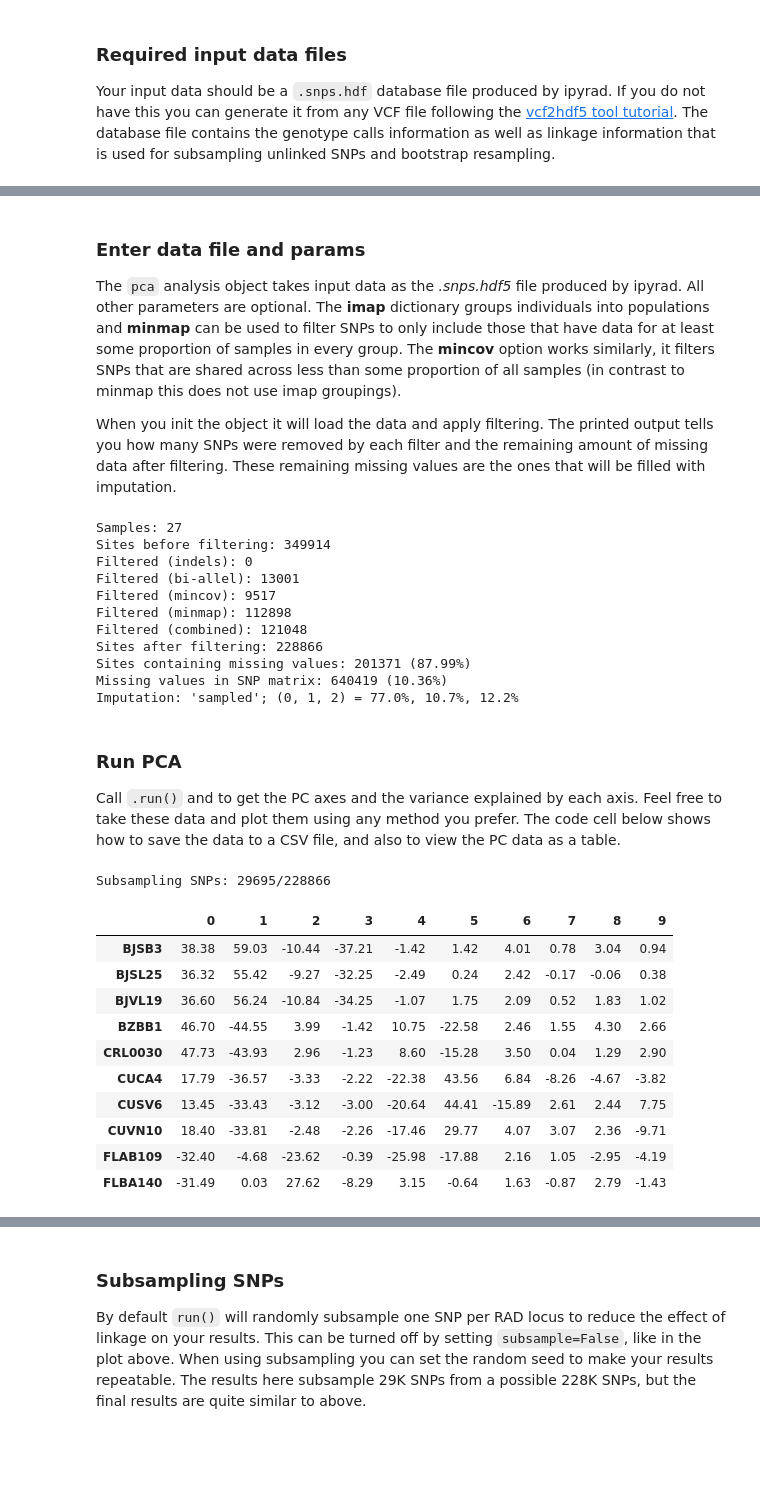
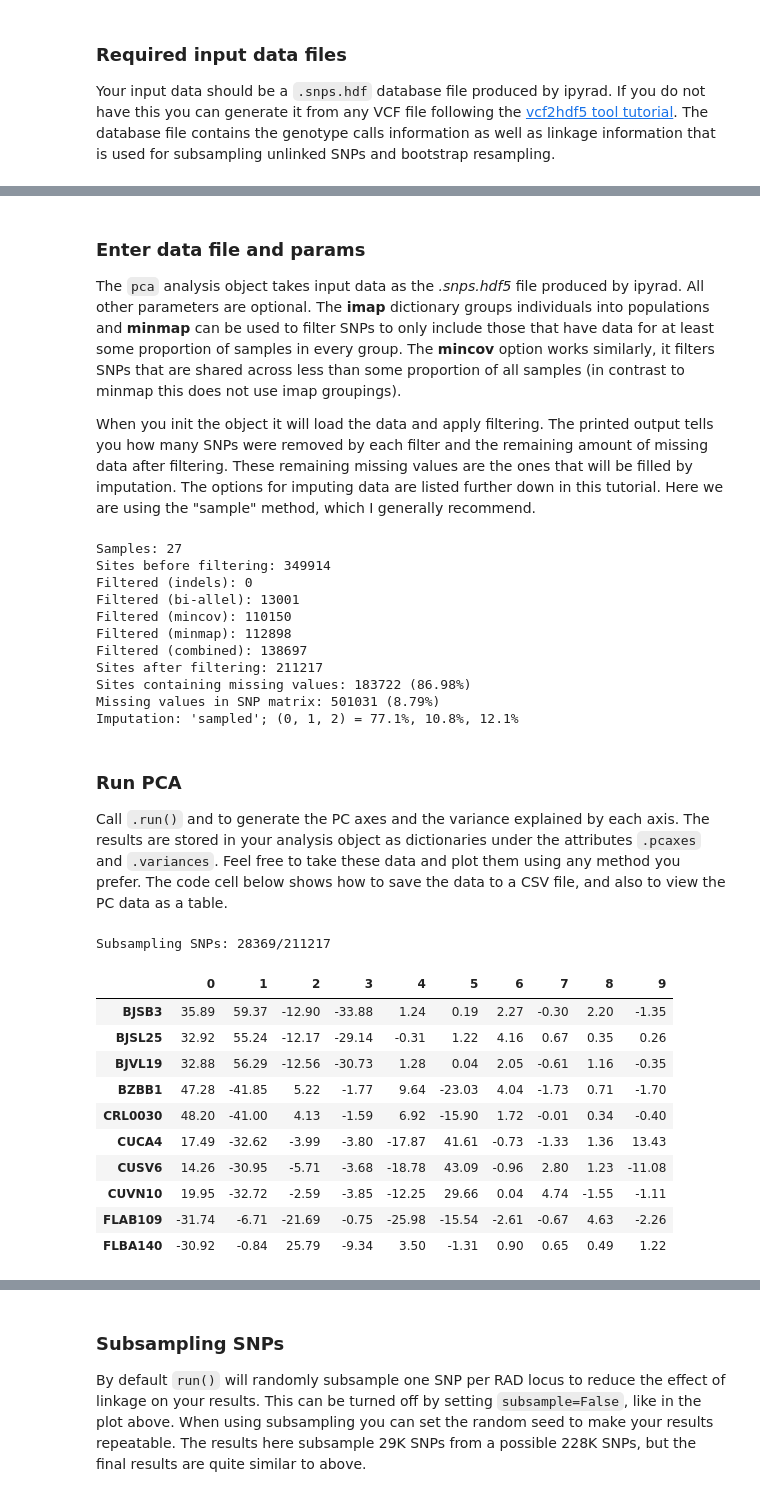
Before and after one commit to dereneaton/ipyrad, a Jupyter notebook: newdocs/API-analysis/cookbook-pca.ipynb, the cells around one changed output, grey strips where cells are left out. Saved outputs shown, nothing was run; the diff lists cells and outputs as text; code cells hidden in the pictures; blank space fills up the shorter version.

```diff
--- a/newdocs/API-analysis/cookbook-pca.ipynb
+++ b/newdocs/API-analysis/cookbook-pca.ipynb
@@ -41,14 +41,14 @@ minmap = {i: 0.5 for i in imap}
 ### Enter data file and params
 The `pca` analysis object takes input data as the *.snps.hdf5* file produced by ipyrad. All other parameters are optional. The **imap** dictionary groups individuals into populations and **minmap** can be used to filter SNPs to only include those that have data for at least some proportion of samples in every group. The **mincov** option works similarly, it filters SNPs that are shared across less than some proportion of all samples (in contrast to minmap this does not use imap groupings).
 
-When you init the object it will load the data and apply filtering. The printed output tells you how many SNPs were removed by each filter and the remaining amount of missing data after filtering. These remaining missing values are the ones that will be filled with imputation.
+When you init the object it will load the data and apply filtering. The printed output tells you how many SNPs were removed by each filter and the remaining amount of missing data after filtering. These remaining missing values are the ones that will be filled by imputation. The options for imputing data are listed further down in this tutorial. Here we are using the "sample" method, which I generally recommend.
 # %%
 # init pca object with input data and (optional) parameter options
 pca = ipa.pca(
     data=data,
     imap=imap,
     minmap=minmap,
-    mincov=0.25,
+    mincov=0.75,
     impute_method="sample",
 )
 # %% [output]
@@ -56,41 +56,41 @@ Samples: 27
 Sites before filtering: 349914
 Filtered (indels): 0
 Filtered (bi-allel): 13001
-Filtered (mincov): 9517
+Filtered (mincov): 110150
 Filtered (minmap): 112898
-Filtered (combined): 121048
-Sites after filtering: 228866
-Sites containing missing values: 201371 (87.99%)
-Missing values in SNP matrix: 640419 (10.36%)
-Imputation: 'sampled'; (0, 1, 2) = 77.0%, 10.7%, 12.2%
+Filtered (combined): 138697
+Sites after filtering: 211217
+Sites containing missing values: 183722 (86.98%)
+Missing values in SNP matrix: 501031 (8.79%)
+Imputation: 'sampled'; (0, 1, 2) = 77.1%, 10.8%, 12.1%
 # %% [markdown]
 ### Run PCA
-Call `.run()` and to get the PC axes and the variance explained by each axis. Feel free to take these data and plot them using any method you prefer. The code cell below shows how to save the data to a CSV file, and also to view the PC data as a table.
+Call `.run()` and to generate the PC axes and the variance explained by each axis. The results are stored in your analysis object as dictionaries under the attributes `.pcaxes` and `.variances`. Feel free to take these data and plot them using any method you prefer. The code cell below shows how to save the data to a CSV file, and also to view the PC data as a table.
 # %%
 # run the PCA analysis
-pcs, var = pca.run()
+pca.run()
 # %% [output]
-Subsampling SNPs: 29695/228866
+Subsampling SNPs: 28369/211217
 # %%
 # store the PC axes as a dataframe
-df = pd.DataFrame(pcs, index=pca.names)
+df = pd.DataFrame(pca.pcaxes[0], index=pca.names)
 
 # write the PC axes to a CSV file
 df.to_csv("pca_analysis.csv")
 
 # show the first ten samples and the first 10 PC axes
 df.iloc[:10, :10].round(2)
 # %% [output]
 |  | 0 | 1 | 2 | 3 | 4 | 5 | 6 | 7 | 8 | 9 |
-| BJSB3 | 38.38 | 59.03 | -10.44 | -37.21 | -1.42 | 1.42 | 4.01 | 0.78 | 3.04 | 0.94 |
-| BJSL25 | 36.32 | 55.42 | -9.27 | -32.25 | -2.49 | 0.24 | 2.42 | -0.17 | -0.06 | 0.38 |
-| BJVL19 | 36.60 | 56.24 | -10.84 | -34.25 | -1.07 | 1.75 | 2.09 | 0.52 | 1.83 | 1.02 |
-| BZBB1 | 46.70 | -44.55 | 3.99 | -1.42 | 10.75 | -22.58 | 2.46 | 1.55 | 4.30 | 2.66 |
-| CRL0030 | 47.73 | -43.93 | 2.96 | -1.23 | 8.60 | -15.28 | 3.50 | 0.04 | 1.29 | 2.90 |
-| CUCA4 | 17.79 | -36.57 | -3.33 | -2.22 | -22.38 | 43.56 | 6.84 | -8.26 | -4.67 | -3.82 |
-| CUSV6 | 13.45 | -33.43 | -3.12 | -3.00 | -20.64 | 44.41 | -15.89 | 2.61 | 2.44 | 7.75 |
-| CUVN10 | 18.40 | -33.81 | -2.48 | -2.26 | -17.46 | 29.77 | 4.07 | 3.07 | 2.36 | -9.71 |
-| FLAB109 | -32.40 | -4.68 | -23.62 | -0.39 | -25.98 | -17.88 | 2.16 | 1.05 | -2.95 | -4.19 |
-| FLBA140 | -31.49 | 0.03 | 27.62 | -8.29 | 3.15 | -0.64 | 1.63 | -0.87 | 2.79 | -1.43 |
+| BJSB3 | 35.89 | 59.37 | -12.90 | -33.88 | 1.24 | 0.19 | 2.27 | -0.30 | 2.20 | -1.35 |
+| BJSL25 | 32.92 | 55.24 | -12.17 | -29.14 | -0.31 | 1.22 | 4.16 | 0.67 | 0.35 | 0.26 |
+| BJVL19 | 32.88 | 56.29 | -12.56 | -30.73 | 1.28 | 0.04 | 2.05 | -0.61 | 1.16 | -0.35 |
+| BZBB1 | 47.28 | -41.85 | 5.22 | -1.77 | 9.64 | -23.03 | 4.04 | -1.73 | 0.71 | -1.70 |
+| CRL0030 | 48.20 | -41.00 | 4.13 | -1.59 | 6.92 | -15.90 | 1.72 | -0.01 | 0.34 | -0.40 |
+| CUCA4 | 17.49 | -32.62 | -3.99 | -3.80 | -17.87 | 41.61 | -0.73 | -1.33 | 1.36 | 13.43 |
+| CUSV6 | 14.26 | -30.95 | -5.71 | -3.68 | -18.78 | 43.09 | -0.96 | 2.80 | 1.23 | -11.08 |
+| CUVN10 | 19.95 | -32.72 | -2.59 | -3.85 | -12.25 | 29.66 | 0.04 | 4.74 | -1.55 | -1.11 |
+| FLAB109 | -31.74 | -6.71 | -21.69 | -0.75 | -25.98 | -15.54 | -2.61 | -0.67 | 4.63 | -2.26 |
+| FLBA140 | -30.92 | -0.84 | 25.79 | -9.34 | 3.50 | -1.31 | 0.90 | 0.65 | 0.49 | 1.22 |
 # %% [markdown]
 ### Run PCA and plot results.
```
Also changed, not shown: parts of 24 cells of this notebook, 2 other files.
